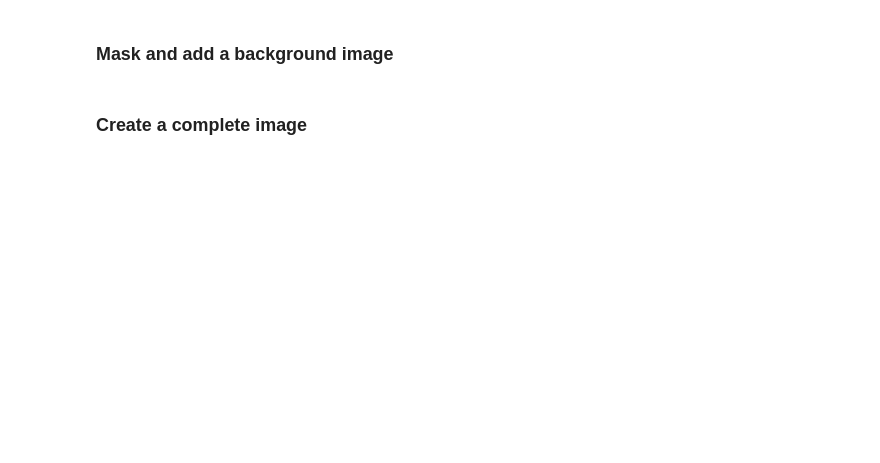
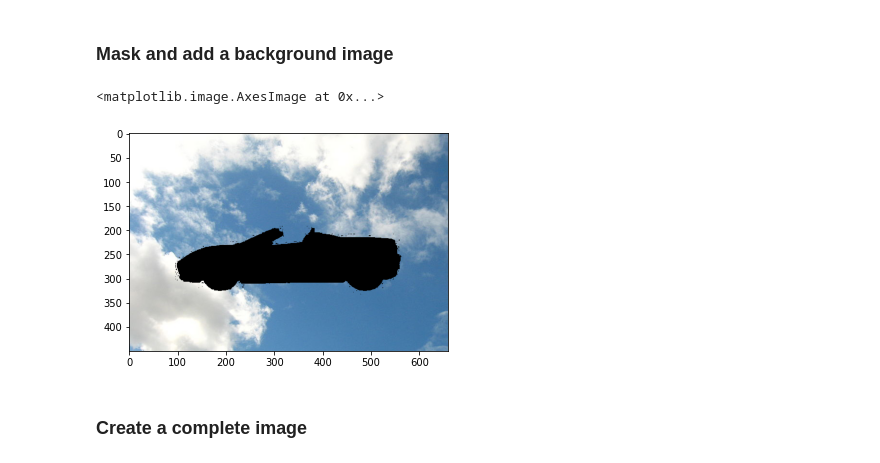
Before and after one commit to ken-power/CVND-ComputerVisionExercises, a Jupyter notebook: 1_1_Image_Representation/4. Green Screen Car.ipynb, the cells around one changed output. Cells and saved outputs as stored; diff of their text form; code cells hidden in the pictures; blank space fills up the shorter version.

```diff
--- a/1_1_Image_Representation/4. Green Screen Car.ipynb
+++ b/1_1_Image_Representation/4. Green Screen Car.ipynb
@@ -59,13 +59,20 @@ plt.imshow(masked_image)
 # %%
 # Load in a background image, and convert it to RGB
 background_image = mpimg.imread('images/sky.jpg')
 
-## TODO: Crop it or resize the background to be the right size (450x660)
+# Crop it or resize the background to be the right size (450x660)
+crop_background = background_image[0:450, 0:660]
 
-## TODO: Mask the cropped background so that the car area is blocked
+
+# Mask the cropped background so that the car area is blocked
 # Hint mask the opposite area of the previous image
+crop_background[mask == 0] = [0, 0, 0]
 
-## TODO: Display the background and make sure
+# Display the background
+plt.imshow(crop_background)
+# %% [output]
+<matplotlib.image.AxesImage at 0x...>
+[figure, added]
 # %% [markdown]
 ### Create a complete image
 # %%
```
Also changed, not shown: parts of 4 cells of this notebook.
